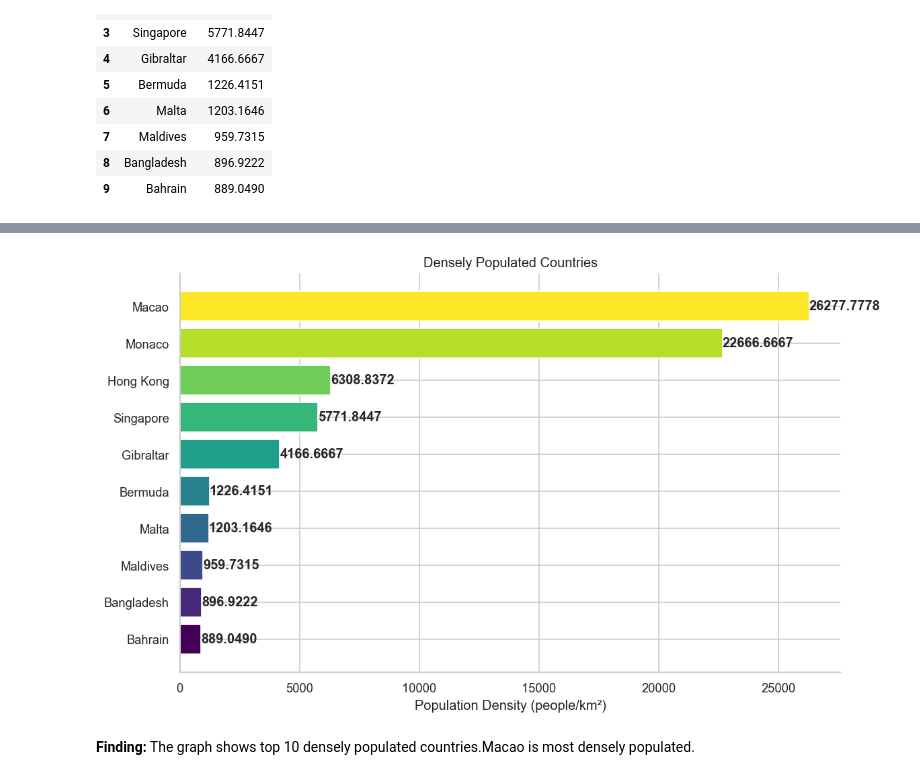
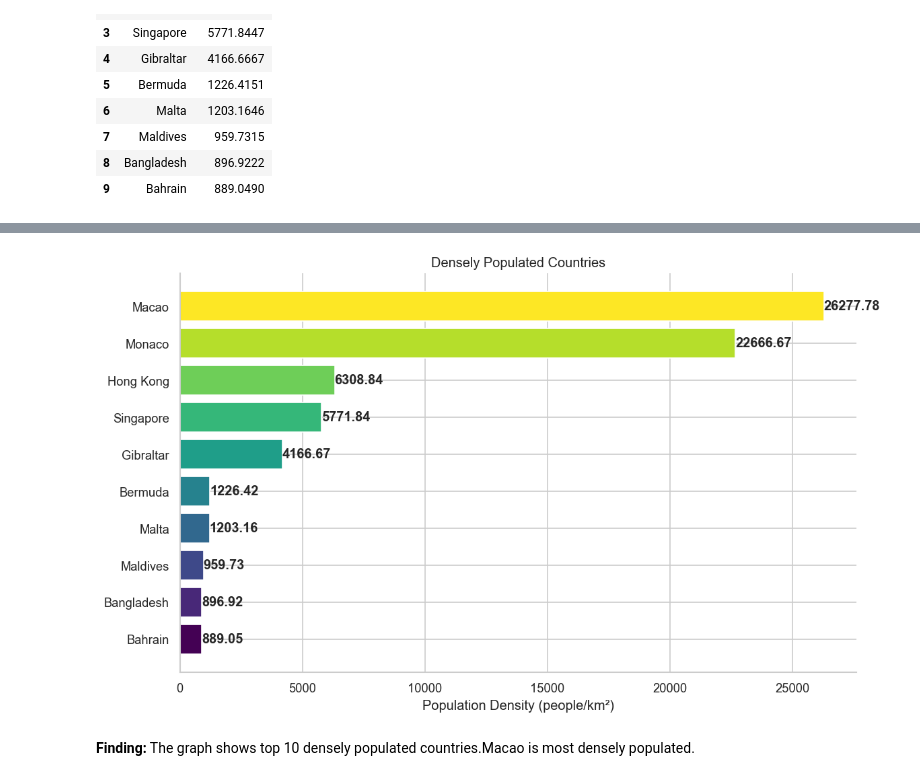
Before and after one commit to radhikaurhekar/Population-Diversity-Study, a Jupyter notebook: data_analysis_graphics.ipynb, the cells around one changed output, grey strips where cells are left out. Drawn from its saved outputs; the diff is of its cells as text; code cells hidden in the pictures.

```diff
--- a/data_analysis_graphics.ipynb
+++ b/data_analysis_graphics.ipynb
@@ -64,7 +67,7 @@ bars = ax.bar(
     color=colors
 )
 
-ax.set_ylabel("Life Expectancy")
+ax.set_ylabel("Life Expectancy (years)")
 ax.set_title("Highest Life Expectancy")
 ax.set_ylim(0, 100)
 
@@ -121,7 +124,7 @@ bars = ax.bar(
     color=colors
 )
 
-ax.set_ylabel("Life Expectancy")
+ax.set_ylabel("Life Expectancy (years)")
 ax.set_title("Lowest Life Expectancy")
 ax.set_ylim(0, 100)
 
@@ -131,7 +134,7 @@ for bar in bars:
     ax.text(
         bar.get_x() + bar.get_width()/2,
         height + 1,
-        f"{height}%",
+        f"{height}",
         ha="center",
         va="bottom",
         fontweight="bold"
@@ -206,0 +238,2 @@ most_dense
+# %%
+most_dense["density"] = most_dense["density"].round(2)
@@ -214,37 +261,37 @@ most_dense = most_dense.sort_values(by="density", ascending=True)
 # Colors
 colors = plt.cm.viridis(np.linspace(0, 1, len(most_dense)))
 
 fig, ax = plt.subplots(figsize=(10, 6))
 
 bars = ax.barh(
     most_dense["country"],
     most_dense["density"],
     color=colors
 )
 
 # Labels & Title
 ax.set_xlabel("Population Density (people/km²)")
 ax.set_title("Densely Populated Countries")
 
 # Add value labels
 for bar in bars:
     width = bar.get_width()
     ax.text(
-        width,                     # x-position
-        bar.get_y() + bar.get_height()/2,
-        f"{width:.4f}",           # keep decimals
+        width,
+        bar.get_y() + bar.get_height() / 2,
+        f"{width:.2f}",   # ← change to 2 decimals
         va="center",
         ha="left",
         fontweight="bold"
     )
 
 # Clean look
 ax.spines[['top', 'right']].set_visible(False)
 
 plt.tight_layout()
 plt.show()
 # %% [output]
-[figure, old version]
+[figure, new version]
 # %% [markdown]
 **Finding:** The graph shows top 10 densely populated countries.Macao is most densely populated.
 # %%
```
Also changed, not shown: parts of 18 cells of this notebook, 10 other files.
